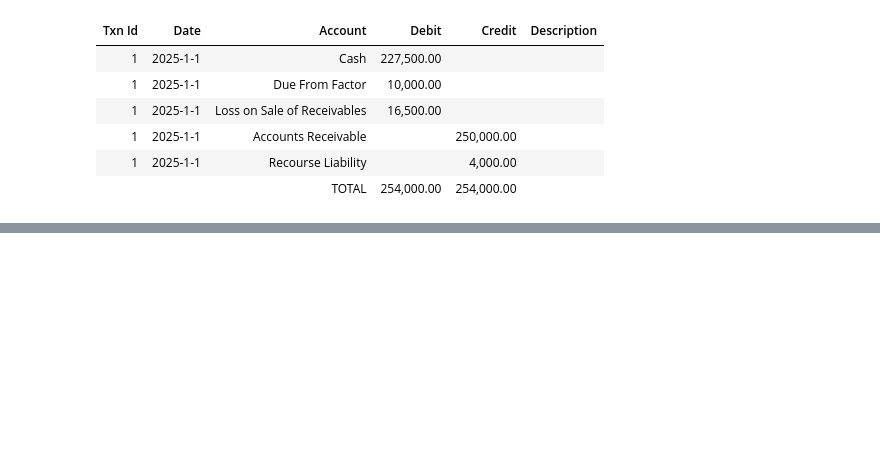
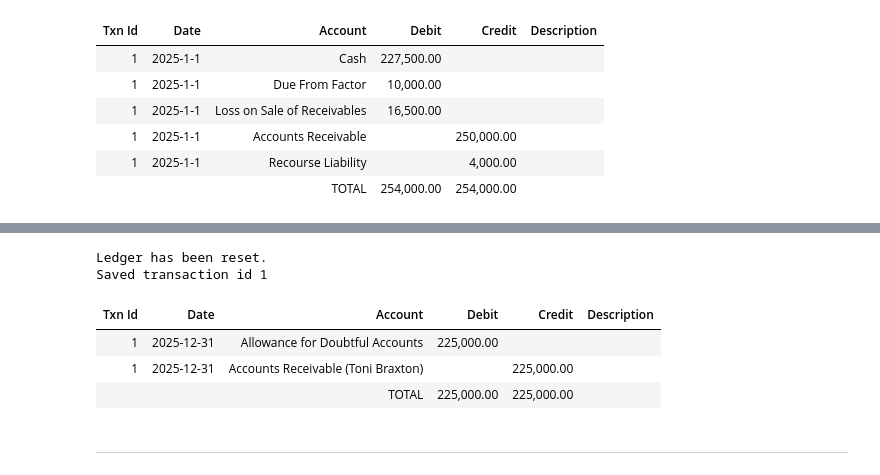
Before and after one commit to ekmartinez/Accounting, a Jupyter notebook: 02_Cash_And_Receivables/02_Cash_And_Receivables_Brief_Exercises.ipynb, the cells around one changed output, grey strips where cells are left out. Saved outputs shown, nothing was run; the diff lists cells and outputs as text; code cells hidden in the pictures; blank space fills up the shorter version.

```diff
--- a/02_Cash_And_Receivables/02_Cash_And_Receivables_Brief_Exercises.ipynb
+++ b/02_Cash_And_Receivables/02_Cash_And_Receivables_Brief_Exercises.ipynb
@@ -646,0 +790,22 @@ Saved transaction id 1
+# %%
+national = Ledger()
+national.reset()
+
+national.add_entry(
+    [
+        {"date": "2025-12-31", "account": "Allowance for Doubtful Accounts", "debit": 225000, "credit": 0},
+        {"date": "2025-12-31", "account": "Accounts Receivable (Toni Braxton)", "debit": 0, "credit": 225000},
+    ],
+    description="",
+)
+
+display(HTML(format_ledger_table(national).to_html(index=False)))
+# %% [output]
+Ledger has been reset.
+Saved transaction id 1
+| Txn Id | Date | Account | Debit | Credit | Description |
+| 1 | 2025-12-31 | Allowance for Doubtful Accounts | 225,000.00 |  |  |
+| 1 | 2025-12-31 | Accounts Receivable (Toni Braxton) |  | 225,000.00 |  |
+|  |  | TOTAL | 225,000.00 | 225,000.00 |  |
+# %% [markdown]
+---
```
Also changed, not shown: parts of 17 cells of this notebook.
